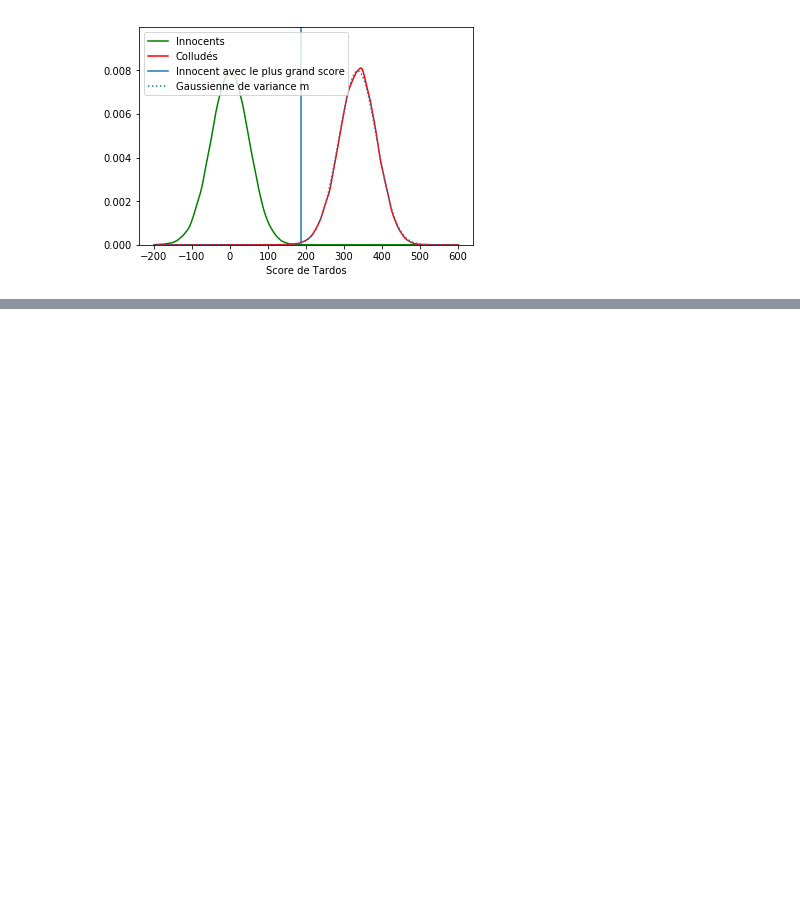
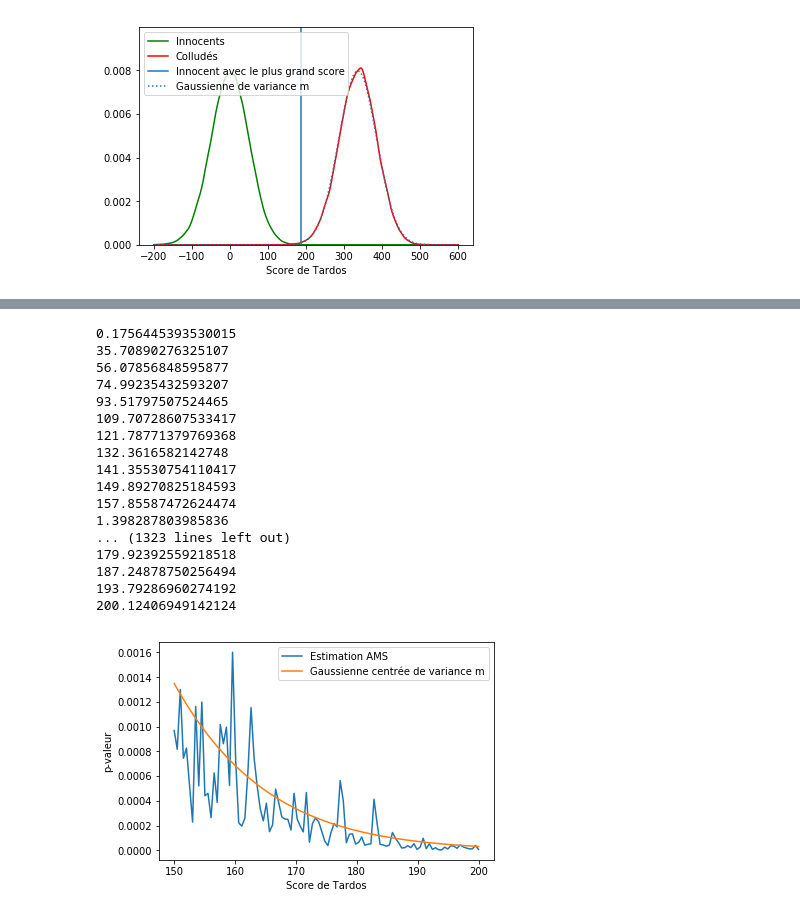
Before and after one commit to augustin9080/MAP512, a Jupyter notebook: MAP512_Laruelle_Freitas.ipynb, the cells around one changed output, grey strips where cells are left out. Drawn from its saved outputs; the diff is of its cells as text; code cells hidden in the pictures; blank space fills up the shorter version.

```diff
--- a/MAP512_Laruelle_Freitas.ipynb
+++ b/MAP512_Laruelle_Freitas.ipynb
@@ -348,8 +361,0 @@ def MC_Adaptative(p,y,score_lim,J,T,N):
-# %%
-J = 10
-T = 5
-N = 10000
-score_lim = 10
-C_indices = choix_collusion(X,c)
-C = prendre_C(C_indices,X)
-y = calcul_marque_pirate(C,pile_ou_face)
@@ -362,0 +362,9 @@ MC_Adaptative(p,y,score_lim,J,T,N)
+# %%
+J = 5
+T = 20
+N = 1000
+Y = npr.binomial(1,p,m)
+p_valeur = MC_Adaptative(p,Y,200,J,T,N)
+p_valeur_reelle = scipy.stats.norm.sf(200,0,np.sqrt(m))
+print(p_valeur)
+print(p_valeur_reelle)
@@ -362,0 +392,34 @@ MC_Adaptative(p,y,score_lim,J,T,N)
+# %%
+Score = np.linspace(150,200,100)
+Y = npr.binomial(1,p,m)
+p_value = []
+for score_lim in Score:
+    print('Score limite : '+str(score_lim))
+    p_value.append(MC_Adaptative(p,Y,score_lim,J,T,N))
+plt.plot(Score,p_value,label='Estimation AMS')
+p_value_reel = scipy.stats.norm.sf(Score,0,np.sqrt(m))
+plt.plot(Score,p_value_reel,label='Gaussienne centrée de variance m')
+plt.xlabel('Score de Tardos')
+plt.ylabel('p-valeur')
+plt.legend()
+plt.savefig("p_valeur_AMS_zoom.png",dpi=1000)
+plt.show()
+# %% [output]
+0.1756445393530015
+35.70890276325107
+56.07856848595877
+74.99235432593207
+93.51797507524465
+109.70728607533417
+121.78771379769368
+132.3616582142748
+141.35530754110417
+149.89270825184593
+157.85587472624474
+1.398287803985836
+... (1323 lines left out)
+179.92392559218518
+187.24878750256494
+193.79286960274192
+200.12406949142124
+[figure, added]
```
Also changed, not shown: parts of 7 cells of this notebook, 4 other files.
